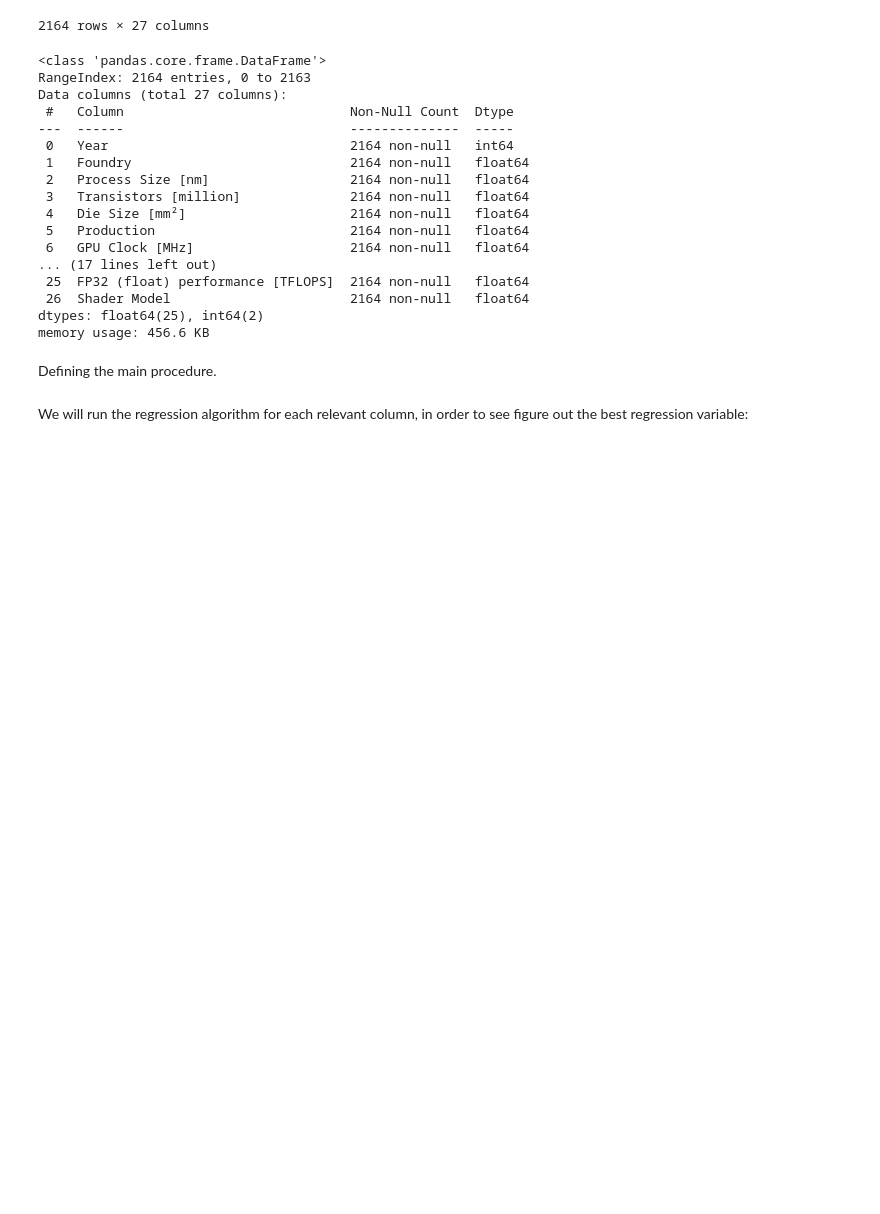
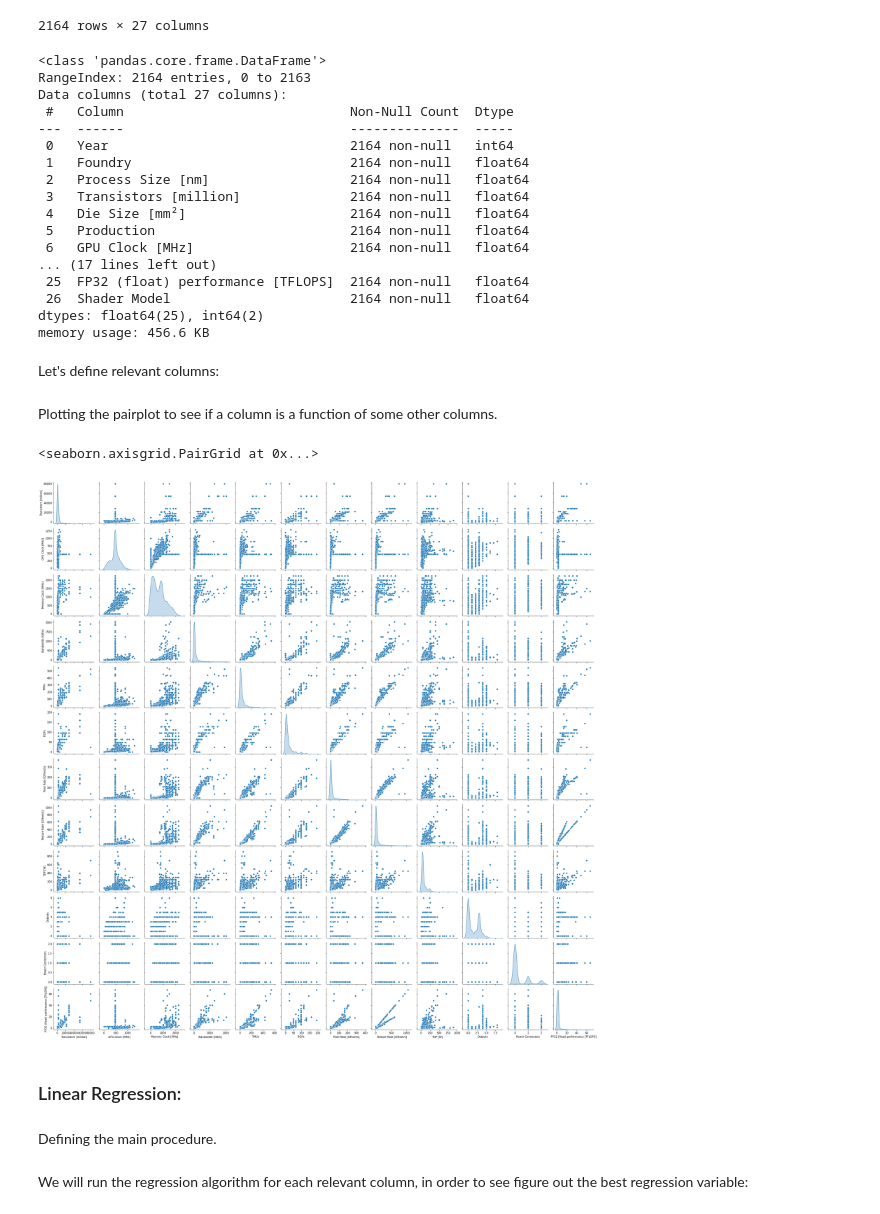
Before and after one commit to adamaharony/gpu-performance-predictions, a Jupyter notebook: Machine Learning.ipynb, the cells around one changed output. Drawn from its saved outputs; the diff is of its cells as text; code cells hidden in the pictures; blank space fills up the shorter version.

```diff
--- a/Machine Learning.ipynb
+++ b/Machine Learning.ipynb
@@ -46,6 +53,21 @@ Data columns (total 27 columns):
  26  Shader Model                       2164 non-null   float64
 dtypes: float64(25), int64(2)
 memory usage: 456.6 KB
+# %% [markdown]
+Let's define relevant columns:
+# %%
+relevant_cols = ['Transistors [million]', 'GPU Clock [MHz]', 'Memory Clock [MHz]', 'Bandwidth [GB/s]',
+                 'TMUs', 'ROPs', 'Pixel Rate [GPixel/s]', 'Texture Rate [GTexel/s]', 'TDP [W]', 'Outputs',
+                 'Power Connectors', 'FP32 (float) performance [TFLOPS]']
+# %% [markdown]
+Plotting the pairplot to see if a column is a function of some other columns.
+# %%
+sns.pairplot(df[relevant_cols], diag_kind='kde')
+# %% [output]
+<seaborn.axisgrid.PairGrid at 0x...>
+[figure, added]
+# %% [markdown]
+### Linear Regression:
 # %% [markdown]
 Defining the main procedure.
 # %%
```
Also changed, not shown: parts of 14 cells of this notebook.
